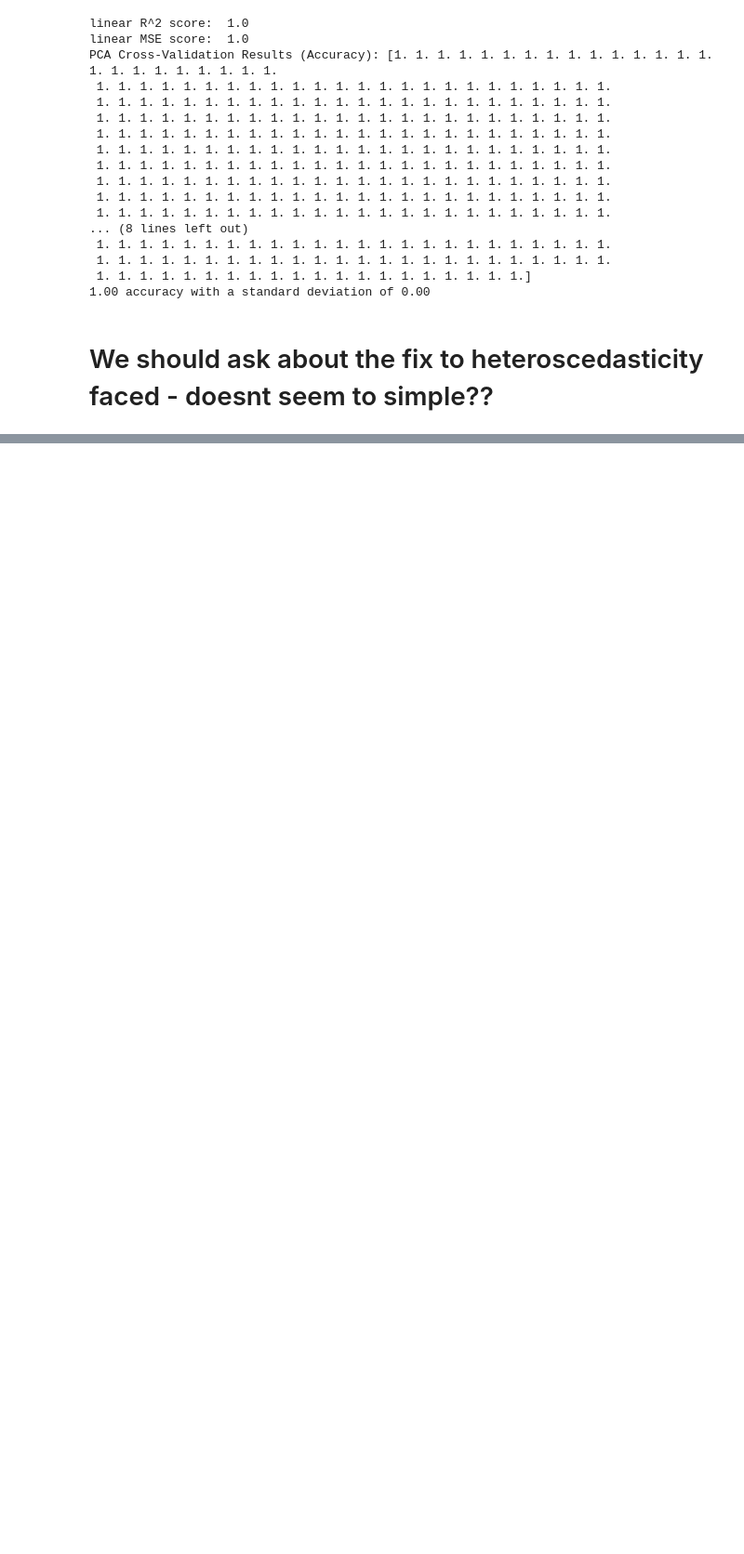
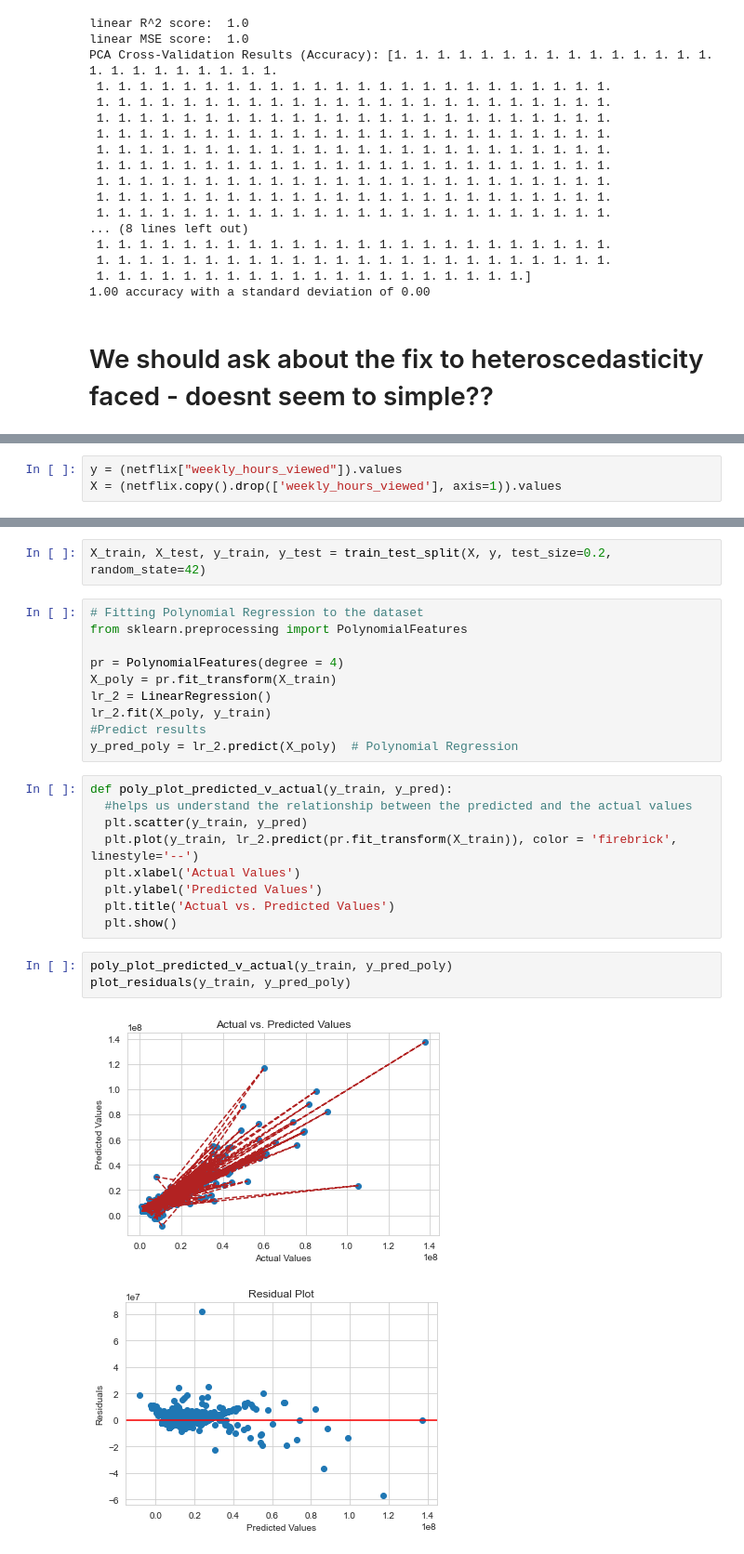
Before and after one commit to adelaidad/ORIE4741FinalProject, a Jupyter notebook: netflix_predictor.ipynb, the cells around one changed output, grey strips where cells are left out. Shown: that part at 93% size. Drawn from its saved outputs; the diff is of its cells as text; blank space fills up the shorter version.

Commit message:
Implement polynomial regression

```diff
--- a/netflix_predictor.ipynb
+++ b/netflix_predictor.ipynb
@@ -410,0 +418,3 @@ PCA Cross-Validation Results (Accuracy): [1. 1. 1. 1. 1. 1. 1. 1. 1. 1. 1. 1. 1.
+# %%
+y = (netflix["weekly_hours_viewed"]).values
+X = (netflix.copy().drop(['weekly_hours_viewed'], axis=1)).values
@@ -410,0 +442,27 @@ PCA Cross-Validation Results (Accuracy): [1. 1. 1. 1. 1. 1. 1. 1. 1. 1. 1. 1. 1.
+# %%
+X_train, X_test, y_train, y_test = train_test_split(X, y, test_size=0.2, random_state=42)
+# %%
+# Fitting Polynomial Regression to the dataset
+from sklearn.preprocessing import PolynomialFeatures
+
+pr = PolynomialFeatures(degree = 4)
+X_poly = pr.fit_transform(X_train)
+lr_2 = LinearRegression()
+lr_2.fit(X_poly, y_train)
+#Predict results
+y_pred_poly = lr_2.predict(X_poly)  # Polynomial Regression
+# %%
+def poly_plot_predicted_v_actual(y_train, y_pred):
+  #helps us understand the relationship between the predicted and the actual values
+  plt.scatter(y_train, y_pred)
+  plt.plot(y_train, lr_2.predict(pr.fit_transform(X_train)), color = 'firebrick', linestyle='--')
+  plt.xlabel('Actual Values')
+  plt.ylabel('Predicted Values')
+  plt.title('Actual vs. Predicted Values')
+  plt.show()
+# %%
+poly_plot_predicted_v_actual(y_train, y_pred_poly)
+plot_residuals(y_train, y_pred_poly)
+# %% [output]
+[figure, added]
+[figure, added]
```
Also changed, not shown: parts of 7 cells of this notebook.
